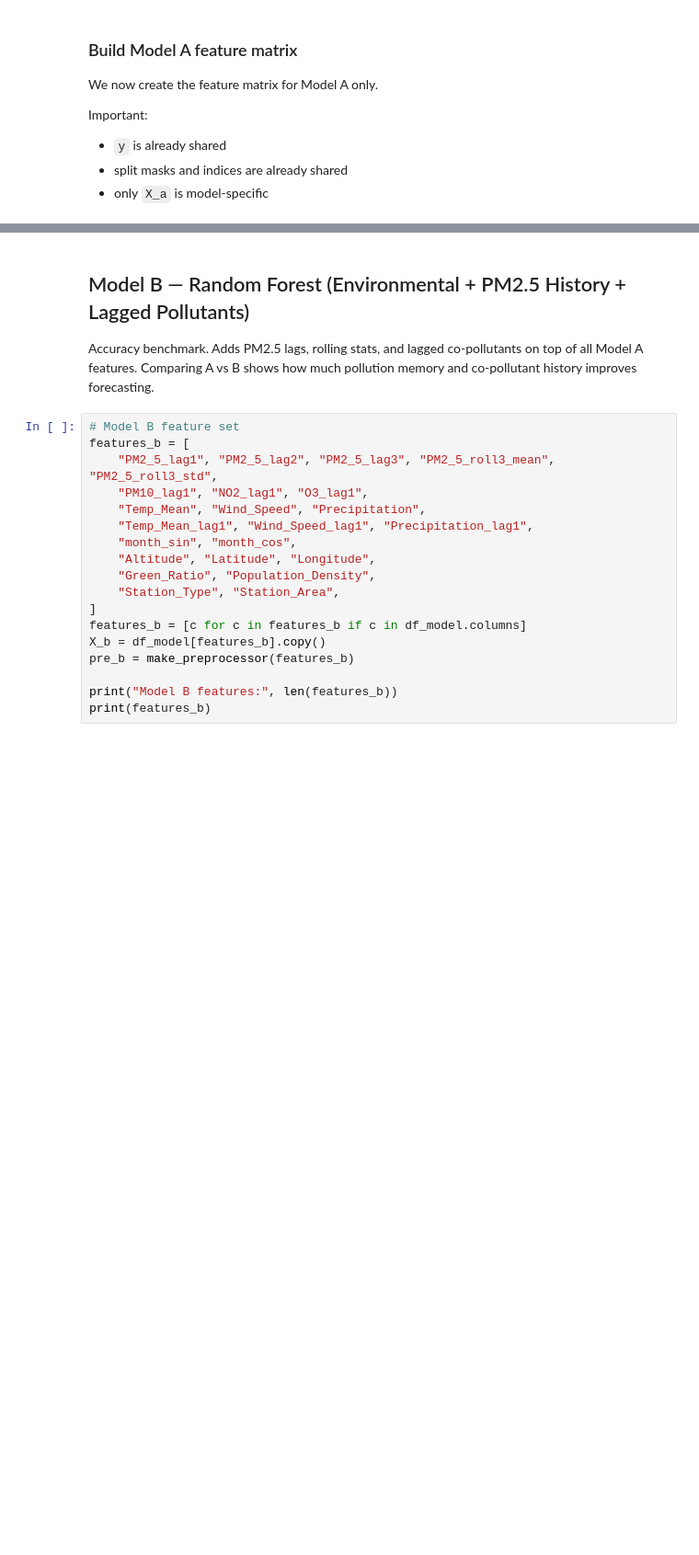
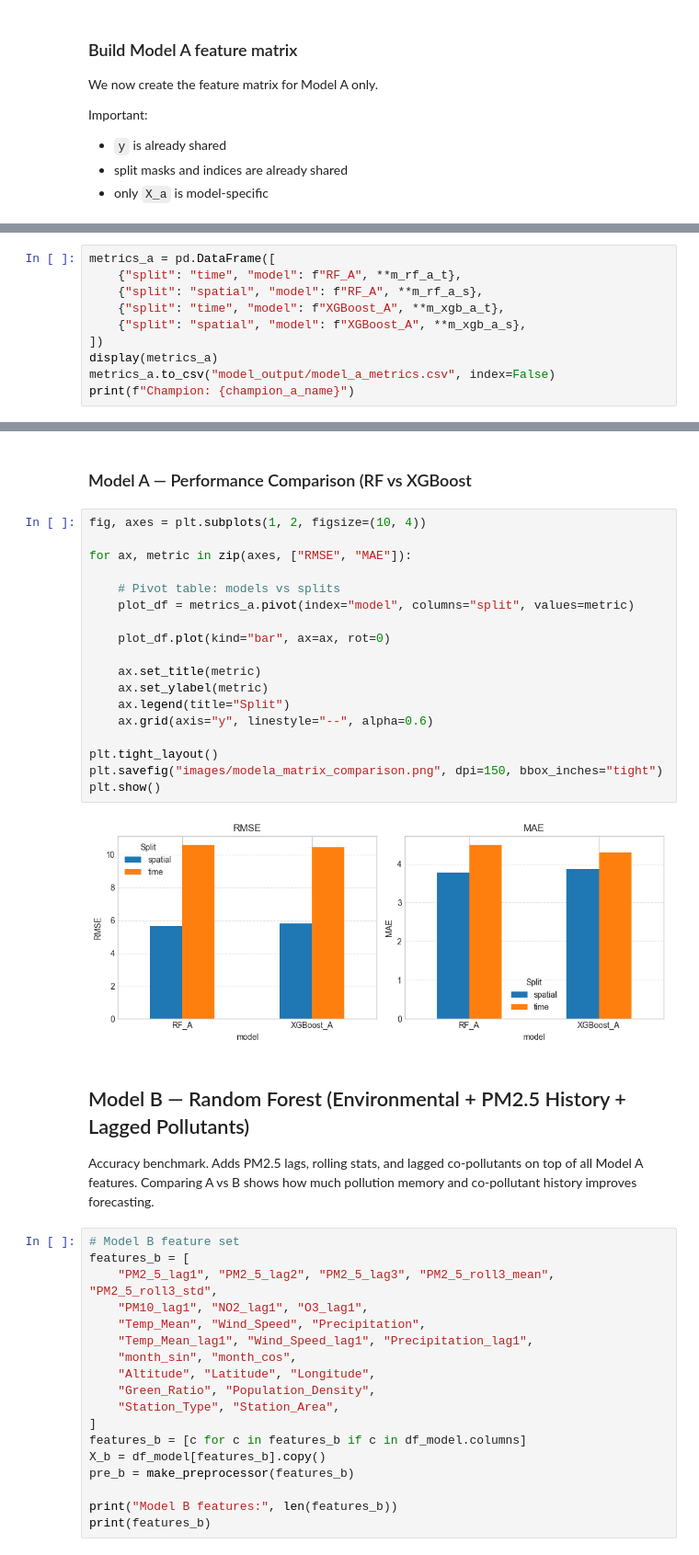
Before and after one commit to yelenashabanova/GrandChallengeAccenture, a Jupyter notebook: model.ipynb, the cells around one changed output, grey strips where cells are left out. Shown at 92% size. Cells and saved outputs as stored; diff of their text form; blank space fills up the shorter version.

Commit message:
added model A

```diff
--- a/model.ipynb
+++ b/model.ipynb
@@ -242,0 +463,10 @@ display(X_a.head())
+# %%
+metrics_a = pd.DataFrame([
+    {"split": "time", "model": f"RF_A", **m_rf_a_t},
+    {"split": "spatial", "model": f"RF_A", **m_rf_a_s},
+    {"split": "time", "model": f"XGBoost_A", **m_xgb_a_t},
+    {"split": "spatial", "model": f"XGBoost_A", **m_xgb_a_s},
+])
+display(metrics_a)
+metrics_a.to_csv("model_output/model_a_metrics.csv", index=False)
+print(f"Champion: {champion_a_name}")
@@ -243,3 +480,25 @@ display(X_a.head())
+# %% [markdown]
+### Model A — Performance Comparison (RF vs XGBoost
+# %%
+fig, axes = plt.subplots(1, 2, figsize=(10, 4))
+
+for ax, metric in zip(axes, ["RMSE", "MAE"]):
+
+    # Pivot table: models vs splits
+    plot_df = metrics_a.pivot(index="model", columns="split", values=metric)
+
+    plot_df.plot(kind="bar", ax=ax, rot=0)
+
+    ax.set_title(metric)
+    ax.set_ylabel(metric)
+    ax.legend(title="Split")
+    ax.grid(axis="y", linestyle="--", alpha=0.6)
+
+plt.tight_layout()
+plt.savefig("images/modela_matrix_comparison.png", dpi=150, bbox_inches="tight")
+plt.show()
+# %% [output]
+[figure, added]
 # %% [markdown]
 ## Model B — Random Forest (Environmental + PM2.5 History + Lagged Pollutants)
 
```
Also changed, not shown: parts of 26 cells of this notebook, 10 other files.
